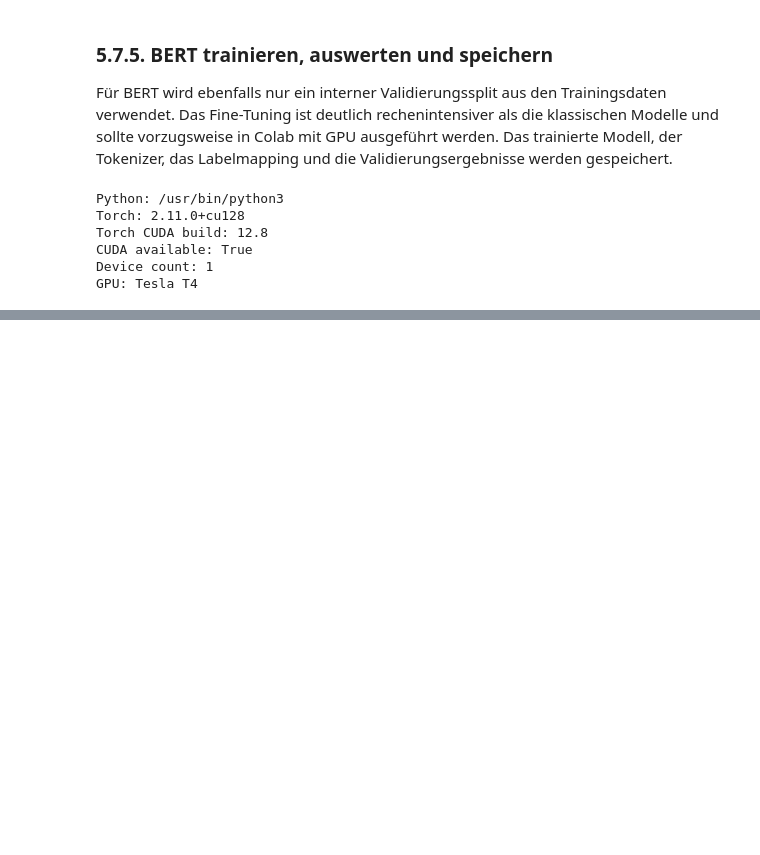
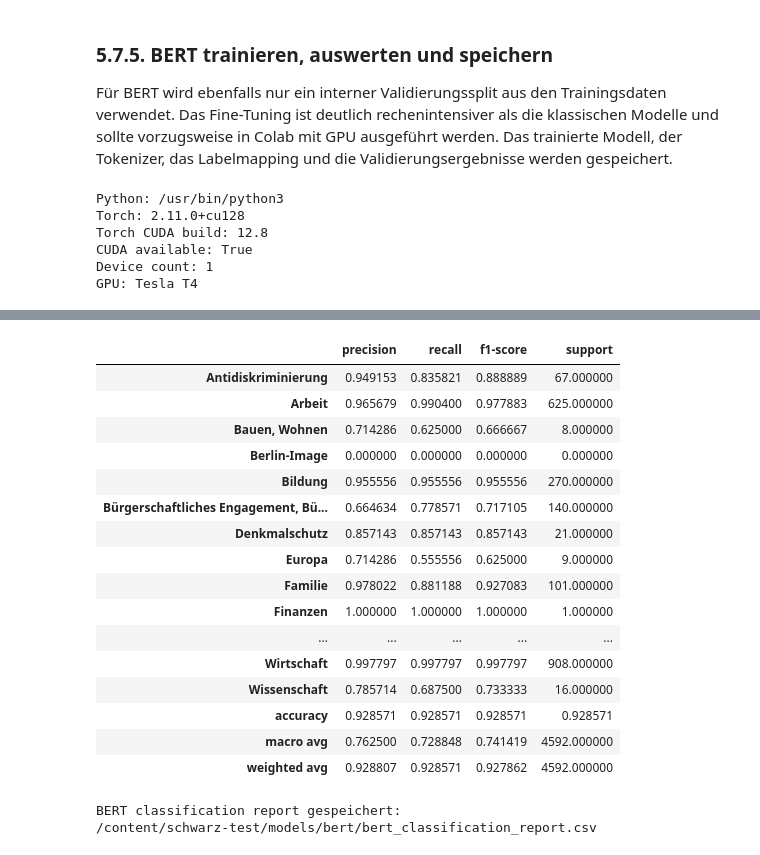
Before and after one commit to woncs95/schwarz-test, a Jupyter notebook: notebooks/04_new_models_colab.ipynb, the cells around one changed output, grey strips where cells are left out. Drawn from its saved outputs; the diff is of its cells as text; code cells hidden in the pictures; blank space fills up the shorter version.

```diff
--- a/notebooks/04_new_models_colab.ipynb
+++ b/notebooks/04_new_models_colab.ipynb
@@ -1231,3 +1236,58 @@ Notes:
 [interactive output not drawn]
 8/8 Modell und Ergebnisse werden gespeichert...
 ValueError: Number of classes, 31, does not match size of target_names, 32. Try specifying the labels parameter
+# %%
+from pathlib import Path
+import pandas as pd
+from sklearn.metrics import classification_report
+
+project_root = Path("/content/schwarz-test")
+bert_model_dir = project_root / "models" / "bert"
+
+all_bert_labels = list(
+    range(len(bert_label_encoder.classes_))
+)
+
+bert_report = pd.DataFrame(
+    classification_report(
+        bert_y_valid,
+        bert_y_pred,
+        labels=all_bert_labels,
+        target_names=bert_label_encoder.classes_,
+        output_dict=True,
+        zero_division=0,
+    )
+).transpose()
+
+bert_report_path = bert_model_dir / "bert_classification_report.csv"
+
+bert_report.to_csv(
+    bert_report_path,
+    sep=";",
+    encoding="utf-8",
+)
+
+display(bert_report)
+
+print("BERT classification report gespeichert:")
+print(bert_report_path)
+# %% [output]
+|  | precision | recall | f1-score | support |
+| Antidiskriminierung | 0.949153 | 0.835821 | 0.888889 | 67.000000 |
+| Arbeit | 0.965679 | 0.990400 | 0.977883 | 625.000000 |
+| Bauen, Wohnen | 0.714286 | 0.625000 | 0.666667 | 8.000000 |
+| Berlin-Image | 0.000000 | 0.000000 | 0.000000 | 0.000000 |
+| Bildung | 0.955556 | 0.955556 | 0.955556 | 270.000000 |
+| Bürgerschaftliches Engagement, Bü... | 0.664634 | 0.778571 | 0.717105 | 140.000000 |
+| Denkmalschutz | 0.857143 | 0.857143 | 0.857143 | 21.000000 |
+| Europa | 0.714286 | 0.555556 | 0.625000 | 9.000000 |
+| Familie | 0.978022 | 0.881188 | 0.927083 | 101.000000 |
+| Finanzen | 1.000000 | 1.000000 | 1.000000 | 1.000000 |
+| ... | ... | ... | ... | ... |
+| Wirtschaft | 0.997797 | 0.997797 | 0.997797 | 908.000000 |
+| Wissenschaft | 0.785714 | 0.687500 | 0.733333 | 16.000000 |
+| accuracy | 0.928571 | 0.928571 | 0.928571 | 0.928571 |
+| macro avg | 0.762500 | 0.728848 | 0.741419 | 4592.000000 |
+| weighted avg | 0.928807 | 0.928571 | 0.927862 | 4592.000000 |
+BERT classification report gespeichert:
+/content/schwarz-test/models/bert/bert_classification_report.csv
```
Also changed, not shown: parts of 6 cells of this notebook.
